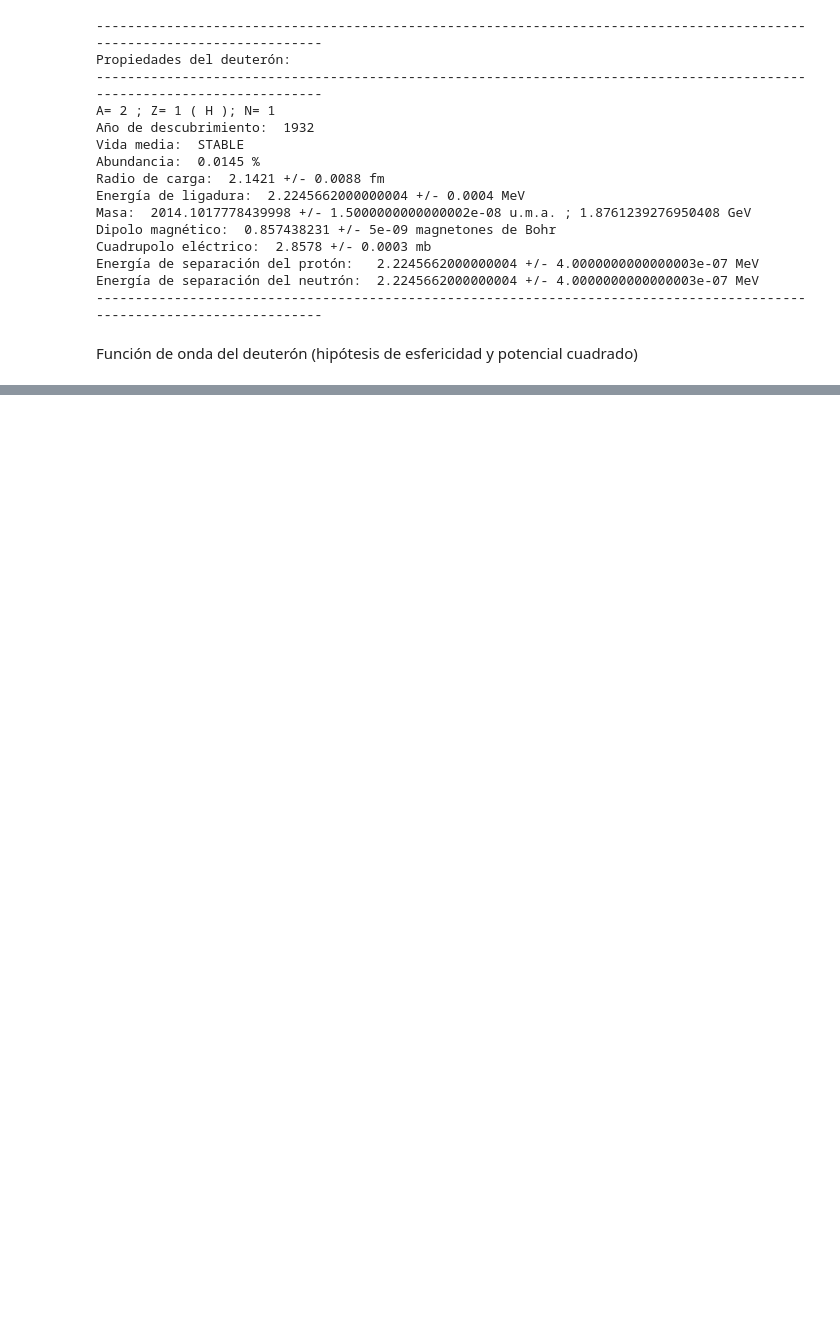
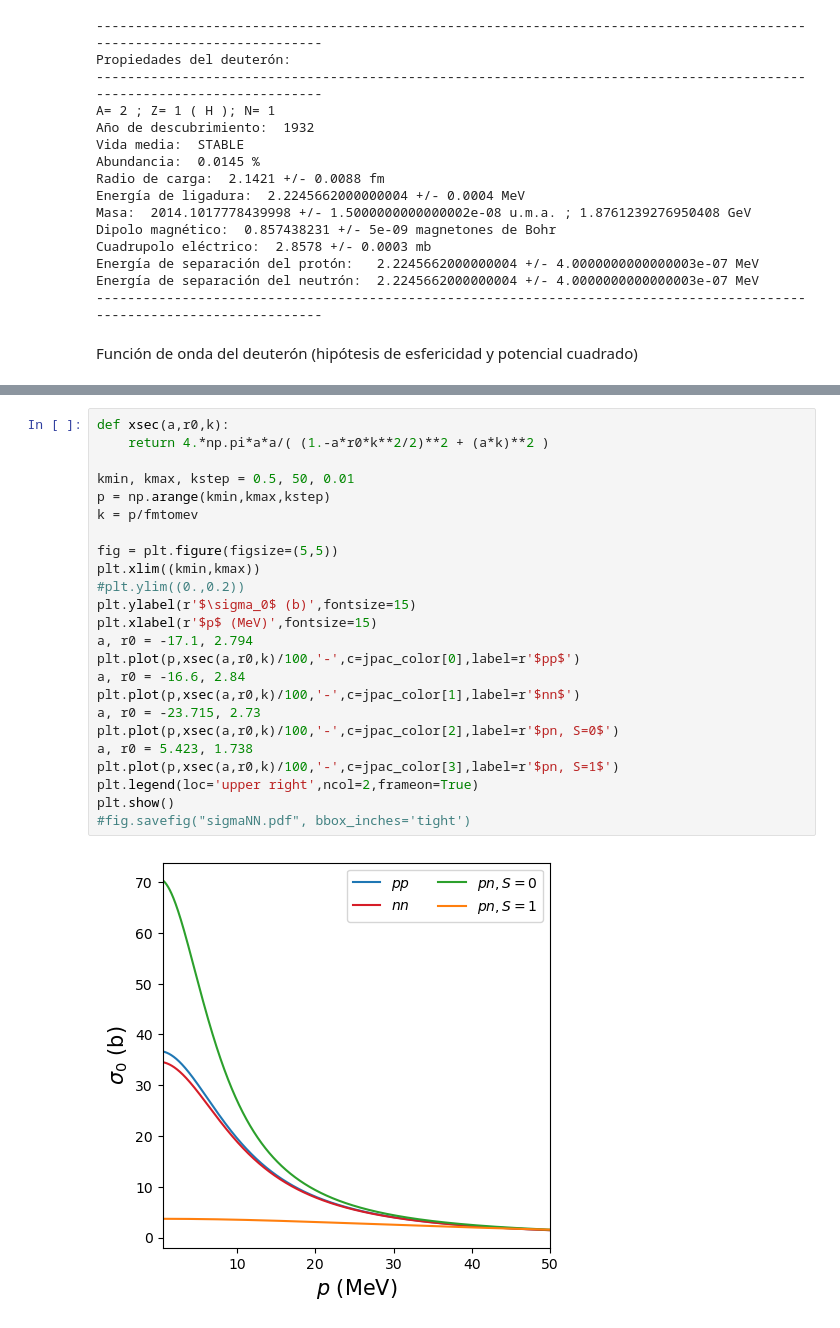
Before and after one commit to cefera/FNyP, a Jupyter notebook: Notebooks/Tema2.ipynb, the cells around one changed output, grey strips where cells are left out. Saved outputs shown, nothing was run; the diff lists cells and outputs as text; blank space fills up the shorter version.

```diff
--- a/Notebooks/Tema2.ipynb
+++ b/Notebooks/Tema2.ipynb
@@ -169,0 +155,26 @@ R0*R0*V0= 149.82129110599465 MeV fm2
+# %%
+def xsec(a,r0,k):
+    return 4.*np.pi*a*a/( (1.-a*r0*k**2/2)**2 + (a*k)**2 )
+
+kmin, kmax, kstep = 0.5, 50, 0.01
+p = np.arange(kmin,kmax,kstep)
+k = p/fmtomev
+
+fig = plt.figure(figsize=(5,5))
+plt.xlim((kmin,kmax))
+#plt.ylim((0.,0.2))
+plt.ylabel(r'$\sigma_0$ (b)',fontsize=15)
+plt.xlabel(r'$p$ (MeV)',fontsize=15)
+a, r0 = -17.1, 2.794
+plt.plot(p,xsec(a,r0,k)/100,'-',c=jpac_color[0],label=r'$pp$')
+a, r0 = -16.6, 2.84
+plt.plot(p,xsec(a,r0,k)/100,'-',c=jpac_color[1],label=r'$nn$')
+a, r0 = -23.715, 2.73
+plt.plot(p,xsec(a,r0,k)/100,'-',c=jpac_color[2],label=r'$pn, S=0$')
+a, r0 = 5.423, 1.738
+plt.plot(p,xsec(a,r0,k)/100,'-',c=jpac_color[3],label=r'$pn, S=1$')
+plt.legend(loc='upper right',ncol=2,frameon=True)
+plt.show()
+#fig.savefig("sigmaNN.pdf", bbox_inches='tight')
+# %% [output]
+[figure, added]
```
Also changed, not shown: parts of 5 cells of this notebook, 6 other files.
